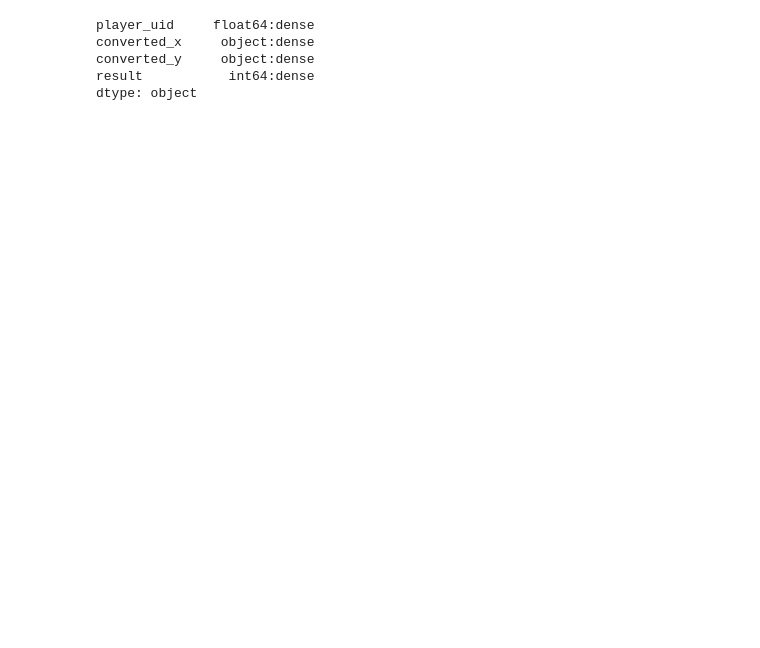
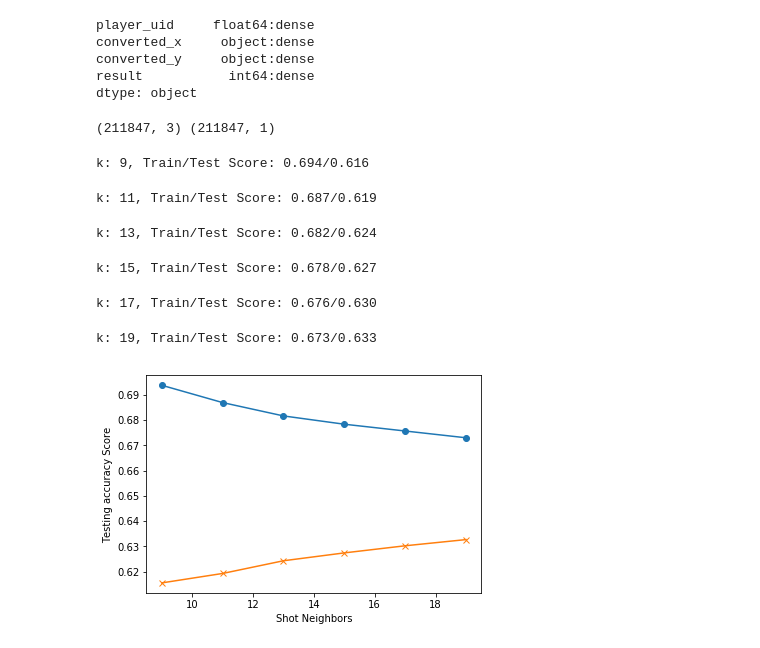
Before and after one commit to PabloBarbatto/BasketballAnalysis, a Jupyter notebook: wip.ipynb, the cells around one changed output. Drawn from its saved outputs; the diff is of its cells as text; code cells hidden in the pictures; blank space fills up the shorter version.

Commit message:
shots predicted

```diff
--- a/wip.ipynb
+++ b/wip.ipynb
@@ -123,3 +85,6 @@ test_df.head(25)
 | 46 | 184660.0 | 25.5 | 6.3 | 1 |
 | 48 | 611671.0 | 34.2 | 74.7 | 0 |
 | 52 | 976411.0 | 36.2 | 74 | 0 |
+# %%
+newtest_df = convertedtest_df[convertedtest_df.converted_x != 'unknown']
+len(newtest_df)
@@ -126,8 +113,8 @@ test_df.head(25)
 # %%
-y = test_df['result']
-X = test_df[["player_uid", "converted_x", "converted_y"]]
+y = newtest_df['result']
+X = newtest_df[["player_uid", "converted_x", "converted_y"]]
 
-test_df.ftypes
+newtest_df.ftypes
 #print(X.shape,y.shape)
 # %% [output]
 player_uid     float64:dense
@@ -141,6 +128,11 @@ from sklearn.model_selection import train_test_split
 #y = pd.get_dummies(y)
 
 X_train, X_test, y_train, y_test = train_test_split(X, y, random_state=42)
+# %%
+y_trainArray = np.array(y_train).reshape(-1,1)
+print(X_train.shape, y_trainArray.shape)
+# %% [output]
+(211847, 3) (211847, 1)
 # %%
 from sklearn.preprocessing import StandardScaler
 
@@ -148,0 +141,30 @@ y_scaler = StandardScaler().fit(y_train)
+# %%
+X_train_scaled = X_scaler.transform(X_train)
+X_test_scaled = X_scaler.transform(X_test)
+# %%
+train_scores = []
+test_scores = []
+
+for shot in range(9, 20, 2):
+    knn = KNeighborsClassifier(n_neighbors=shot)
+    knn.fit(X_train_scaled, y_trainArray)
+    train_score = knn.score(X_train_scaled, y_trainArray)
+    test_score = knn.score(X_test_scaled, y_test)
+    train_scores.append(train_score)
+    test_scores.append(test_score)
+    print(f"k: {shot}, Train/Test Score: {train_score:.3f}/{test_score:.3f}")
+
+
+plt.plot(range(9, 20, 2), train_scores, marker='o')
+plt.plot(range(9, 20, 2), test_scores, marker="x")
+plt.xlabel("Shot Neighbors")
+plt.ylabel("Testing accuracy Score")
+plt.show()
+# %% [output]
+k: 9, Train/Test Score: 0.694/0.616
+k: 11, Train/Test Score: 0.687/0.619
+k: 13, Train/Test Score: 0.682/0.624
+k: 15, Train/Test Score: 0.678/0.627
+k: 17, Train/Test Score: 0.676/0.630
+k: 19, Train/Test Score: 0.673/0.633
+[figure, added]
```
Also changed, not shown: parts of 8 cells of this notebook.
